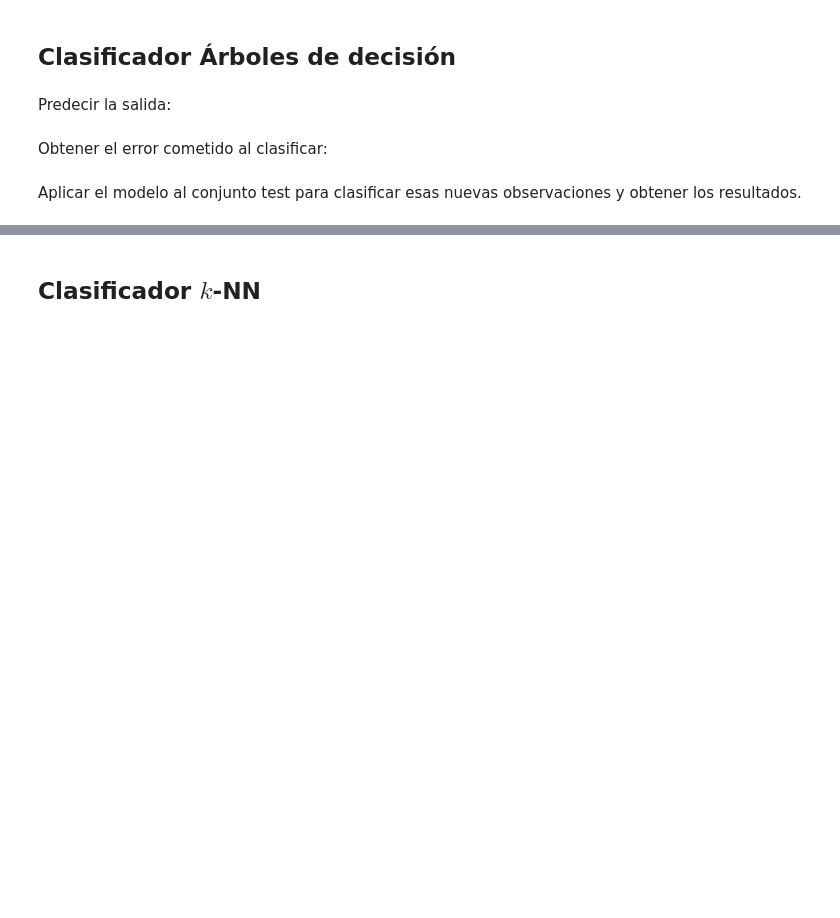
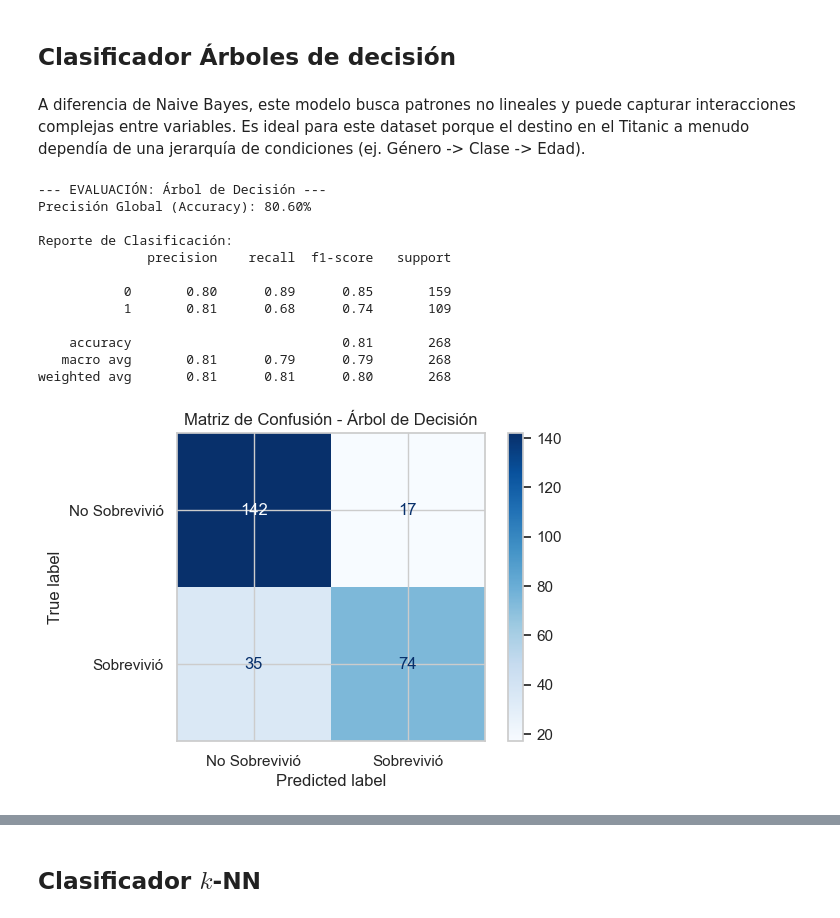
Before and after one commit to duvan1026/Titanic_Big_Data, a Jupyter notebook: ABD_CastroBautistaDuvanDario.ipynb, the cells around one changed output, grey strips where cells are left out. Saved outputs shown, nothing was run; the diff lists cells and outputs as text; code cells hidden in the pictures; blank space fills up the shorter version.

Commit message:
Added Unsupervised learning session Tree

```diff
--- a/ABD_CastroBautistaDuvanDario.ipynb
+++ b/ABD_CastroBautistaDuvanDario.ipynb
@@ -2187,6 +2181,30 @@ La simulación realizada por el modelo de Naive Bayes sobre el conjunto de prueb
-# %% [markdown]
-Predecir la salida:
-# %% [markdown]
-Obtener el error cometido al clasificar:
-# %% [markdown]
-Aplicar el modelo al conjunto test para clasificar esas nuevas observaciones y obtener los resultados.
+# %% [markdown]
+A diferencia de Naive Bayes, este modelo busca patrones no lineales y puede capturar interacciones complejas entre variables. Es ideal para este dataset porque el destino en el Titanic a menudo dependía de una jerarquía de condiciones (ej. Género -> Clase -> Edad).
+# %%
+from sklearn.tree import DecisionTreeClassifier
+
+# 1. Instanciar el modelo
+# Usamos un random_state para que los resultados sean reproducibles
+# Podemos limitar la profundidad (max_depth) para evitar el sobreajuste (overfitting)
+tree_model = DecisionTreeClassifier(max_depth=4, random_state=42)
+
+# 2. Entrenamiento
+# Al igual que antes, usamos X_train y y_train
+tree_model.fit(X_train, Y_train)
+
+# 3. Evaluación utilizando la función optimizada
+accuracy_tree = evaluar_clasificador(tree_model, X_test, Y_test, "Árbol de Decisión")
+# %% [output]
+--- EVALUACIÓN: Árbol de Decisión ---
+Precisión Global (Accuracy): 80.60%
+
+Reporte de Clasificación:
+              precision    recall  f1-score   support
+
+           0       0.80      0.89      0.85       159
+           1       0.81      0.68      0.74       109
+
+    accuracy                           0.81       268
+   macro avg       0.81      0.79      0.79       268
+weighted avg       0.81      0.81      0.80       268
+[figure, added]
```
Also changed, not shown: parts of 19 cells of this notebook.
